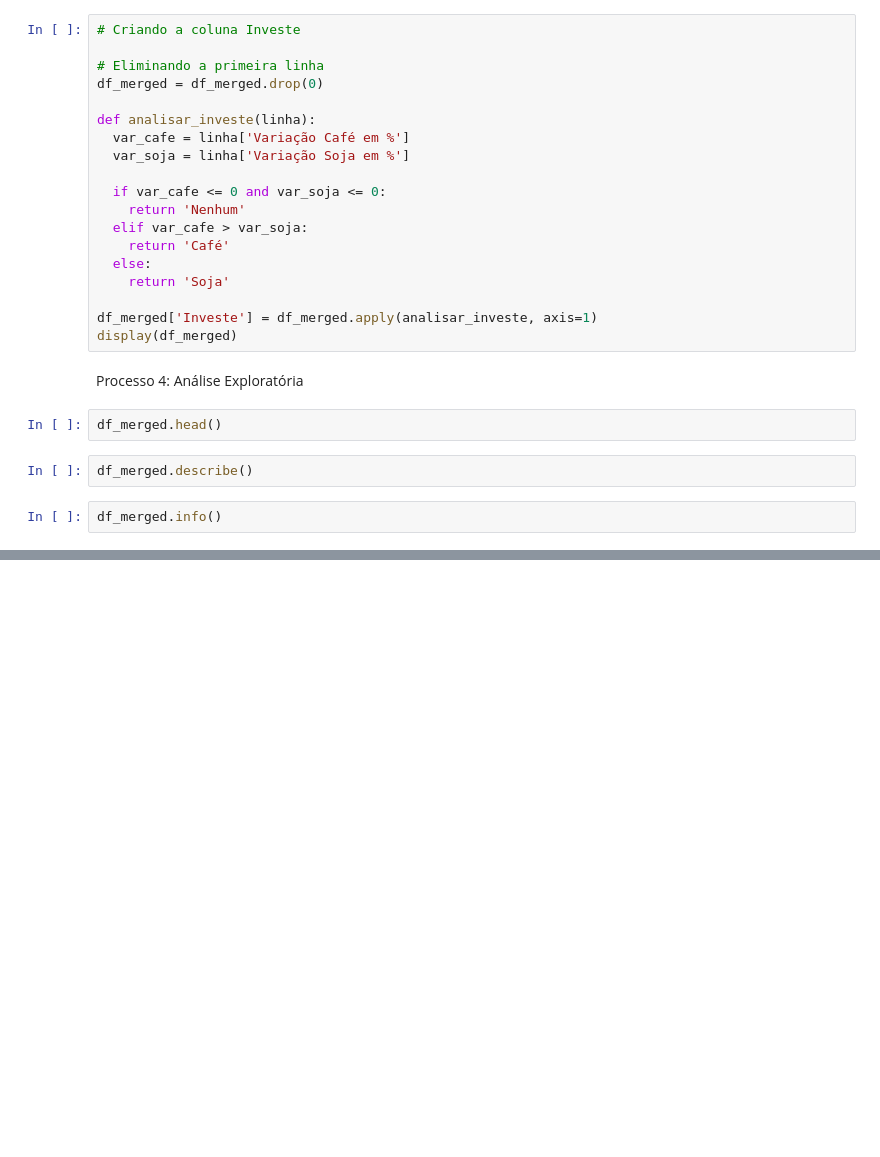
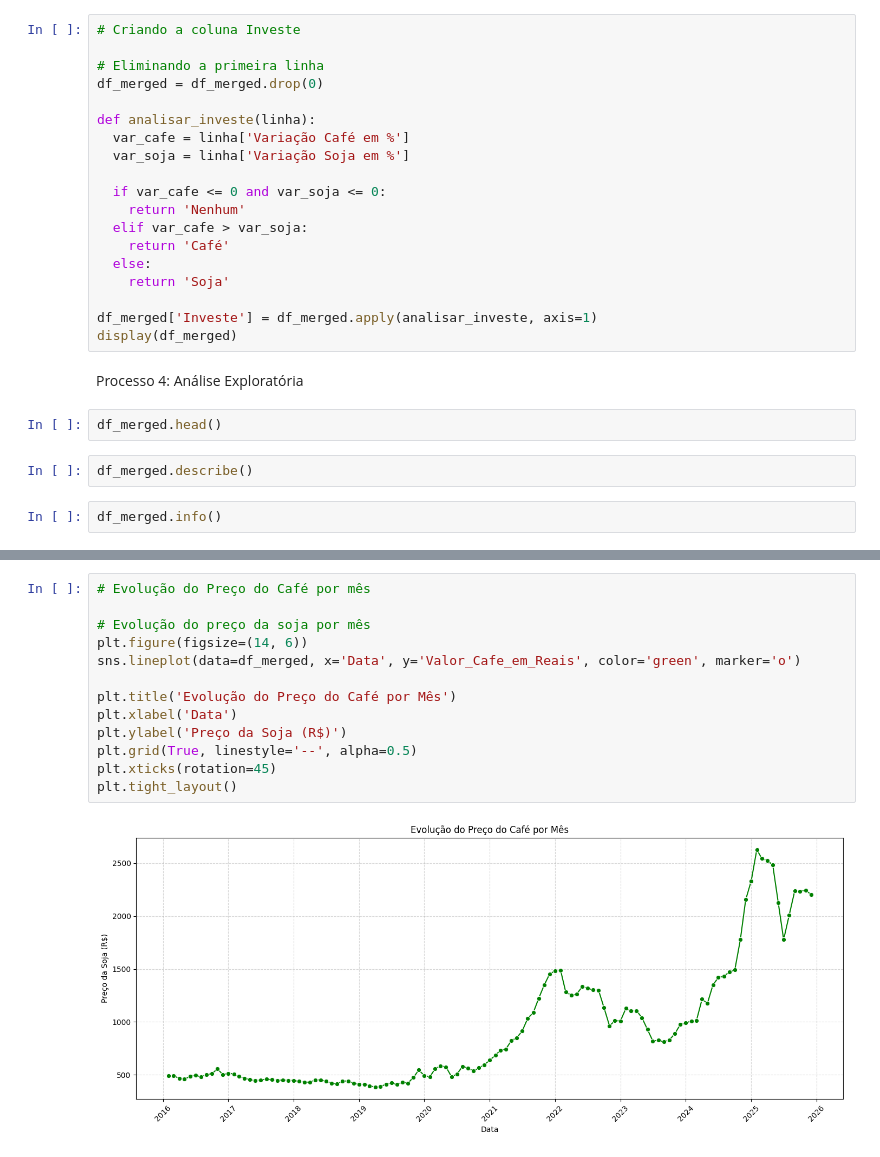
Before and after one commit to vitorjensen/Python_para_Analise_de_Dados, a Jupyter notebook: Projetos/Classificação de Commodities Agrícolas com Naive Bayes/Classificação de Commodities Agrícolas com Naive Bayes.ipynb, the cells around one changed output, grey strips where cells are left out. Cells and saved outputs as stored; diff of their text form; blank space fills up the shorter version.

```diff
--- a/Projetos/Classificação de Commodities Agrícolas com Naive Bayes/Classificação de Commodities Agrícolas com Naive Bayes.ipynb
+++ b/Projetos/Classificação de Commodities Agrícolas com Naive Bayes/Classificação de Commodities Agrícolas com Naive Bayes.ipynb
@@ -81,0 +127,15 @@ df_merged.info()
+# %%
+# Evolução do Preço do Café por mês
+
+# Evolução do preço da soja por mês
+plt.figure(figsize=(14, 6))
+sns.lineplot(data=df_merged, x='Data', y='Valor_Cafe_em_Reais', color='green', marker='o')
+
+plt.title('Evolução do Preço do Café por Mês')
+plt.xlabel('Data')
+plt.ylabel('Preço da Soja (R$)')
+plt.grid(True, linestyle='--', alpha=0.5)
+plt.xticks(rotation=45)
+plt.tight_layout()
+# %% [output]
+[figure, added]
```
Also changed, not shown: parts of 7 cells of this notebook.
